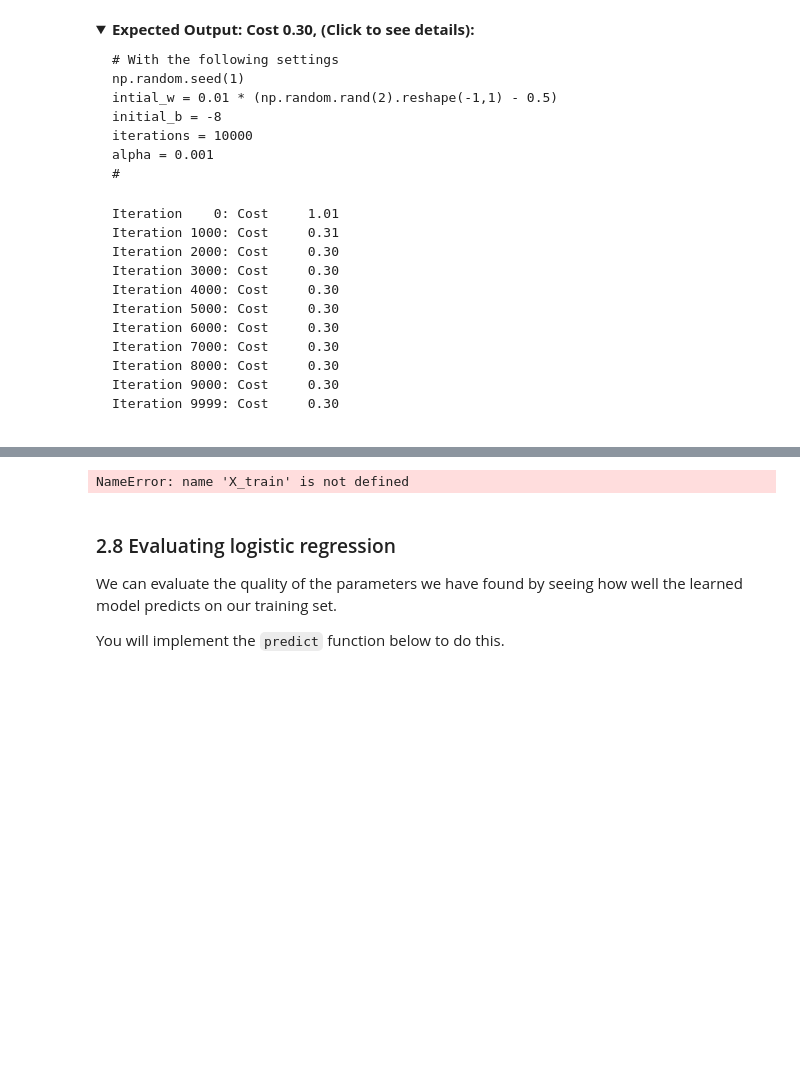
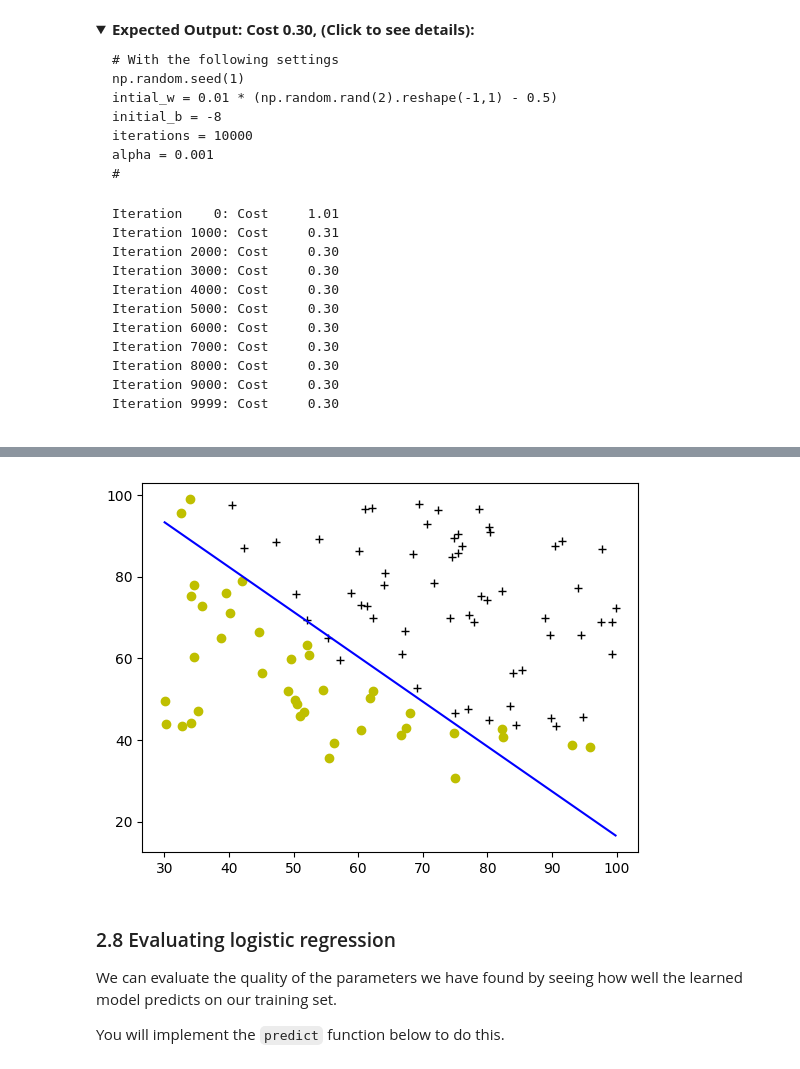
Before and after one commit to chivon191/machine-learning, a Jupyter notebook: logistic-regression/Lab4_Logistic_Regression/C1_W3_Logistic_Regression.ipynb, the cells around one changed output, grey strips where cells are left out. Saved outputs shown, nothing was run; the diff lists cells and outputs as text; code cells hidden in the pictures; folded sections open; blank space fills up the shorter version.

```diff
--- a/logistic-regression/Lab4_Logistic_Regression/C1_W3_Logistic_Regression.ipynb
+++ b/logistic-regression/Lab4_Logistic_Regression/C1_W3_Logistic_Regression.ipynb
@@ -741,9 +741,9 @@ We will now use the final parameters from gradient descent to plot the linear fi
 
 We will use a helper function in the `utils.py` file to create this plot.
 # %%
-plot_decision_boundary(w, b, X_train, y_train)
+plot_decision_boundary(w, b, x_train, y_train)
 # %% [output]
-NameError: name 'X_train' is not defined
+[figure, added]
 # %% [markdown]
 <a name="2.8"></a>
 ### 2.8 Evaluating logistic regression
```
Also changed, not shown: parts of 15 cells of this notebook.
